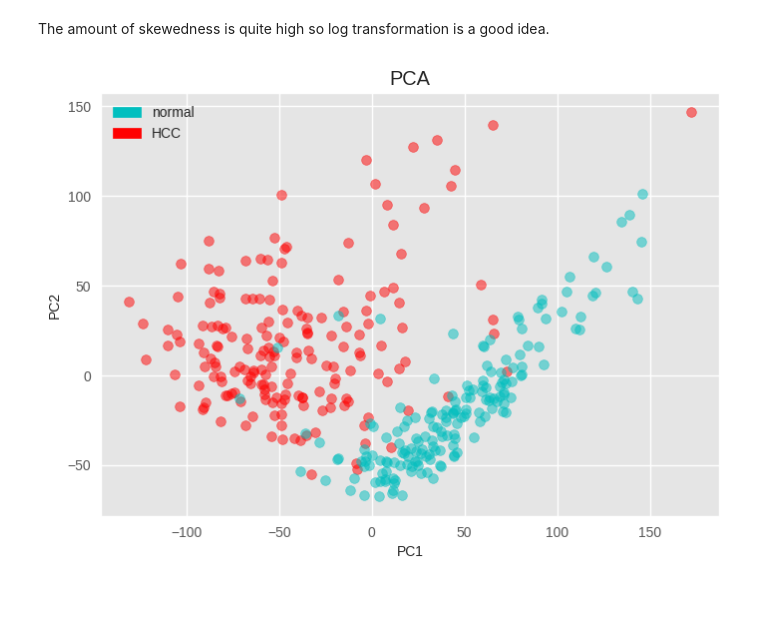
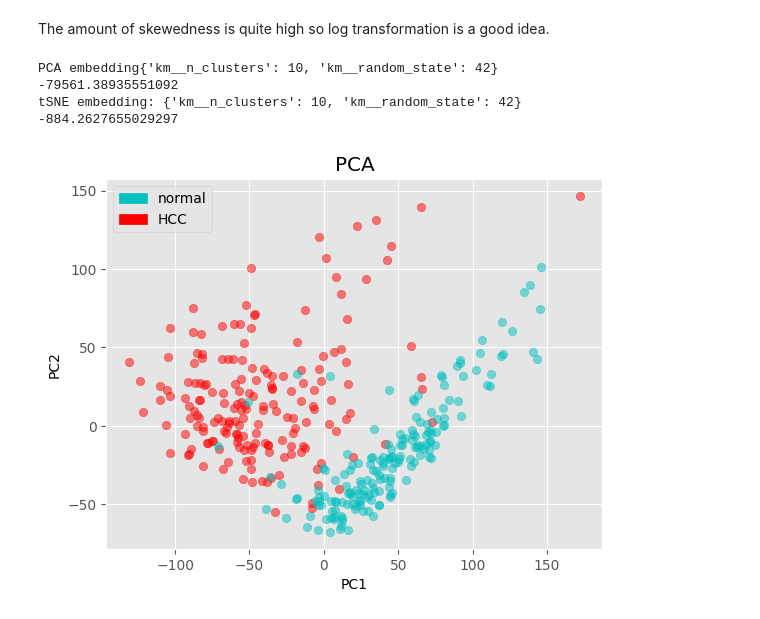
Before and after one commit to Tniemeijer/Data_science_3, a Jupyter notebook: portfolio_assignment_2.ipynb, the cells around one changed output. Drawn from its saved outputs; the diff is of its cells as text; code cells hidden in the pictures.

```diff
--- a/portfolio_assignment_2.ipynb
+++ b/portfolio_assignment_2.ipynb
@@ -75,16 +75,23 @@ The skewed percentage = 55.5%
 # %% [markdown]
 The amount of skewedness is quite high so log transformation is a good idea.
 # %%
+
 from sklearn.preprocessing import StandardScaler, FunctionTransformer
 from sklearn.pipeline import Pipeline
-from sklearn.decomposition import PCA
+from sklearn.cluster import KMeans
+from sklearn.model_selection import GridSearchCV
 
-#
+X = data.iloc[:,2:]
+
 def log_transform(x):
     return np.log(x+1) #adding a standard 1 to every value to handle with zeros
 
-
 sc = StandardScaler()
 log_transf = FunctionTransformer(log_transform)
-pca = PCA()
-pipeline = Pipeline(steps=[('transformer',log_transf),('scaler',sc),('decomposition',pca)])
+# %%
+import matplotlib.patches as mpatch
+from sklearn.decomposition import PCA
+pca = PCA(n_components=4)
+pipeline = Pipeline(steps=[('transformer',log_transf),('scaler',sc),('decomposition',pca)])
+
+PC = pipeline.fit_transform(X)
@@ -91,27 +107,53 @@ pipeline = Pipeline(steps=[('transformer',log_transf),('scaler',sc),('decomposit
+# %%
+km = KMeans(n_clusters=2, random_state=42, n_init='auto')
+km_pipeline = Pipeline([('km',km)])
+
+hyperparams = {
+    "km__n_clusters": [2, 3, 4, 5, 6, 8, 10],
+    "km__random_state": [42],
+}
+
+
+# Instantiate the GridSearchCV object with the Pipeline object and parameter grid
+grid_search = GridSearchCV(estimator=km_pipeline, param_grid=hyperparams, cv=10, n_jobs=-1)
+
+# Fit the GridSearchCV object to the data
+grid_search.fit(X=PC)
+
+
+# Access the best combination of hyperparameters and the corresponding evaluation metric score
+print(f'PCA embedding{grid_search.best_params_}')
+print(grid_search.best_score_)
+
+grid_search.fit(X=TS)
+
+
+# Access the best combination of hyperparameters and the corresponding evaluation metric score
+print(f'tSNE embedding: {grid_search.best_params_}')
+print(grid_search.best_score_)
+# %% [output]
+PCA embedding{'km__n_clusters': 10, 'km__random_state': 42}
+-79561.38935551092
+tSNE embedding: {'km__n_clusters': 10, 'km__random_state': 42}
+-884.2627655029297
 # %%
-import matplotlib.patches as mpatch
+#PCA plot
 
-processed_data = data.iloc[:,2:]
-
-
-PC1 = pipeline.fit_transform(processed_data)[:,0]
-PC2 = pipeline.fit_transform(processed_data)[:,1]
-
-colors = data["type"]
+y = data["type"]
 color_dict = {'HCC':'r', 'normal':'c'}
 
 fig, ax = plt.subplots()
-for p1,p2,color in zip(PC1,PC2,colors):
-    ax.scatter(p1,p2,c=color_dict[color], alpha=0.5)
+for p,color in zip(PC,y):
+    ax.scatter(p[0],p[1],c=color_dict[color], alpha=0.5)
 
 cyan_patch = mpatch.Patch(color='c', label='normal')
 red_patch = mpatch.Patch(color='r', label='HCC')
 
 ax.legend(handles=[cyan_patch,red_patch])
 ax.set_xlabel("PC1")
 ax.set_ylabel("PC2")
 ax.set_title("PCA")
 plt.show()
 # %% [output]
-[figure, old version]
+[figure, new version]
 # %%
```
Also changed, not shown: parts of 2 cells of this notebook.
